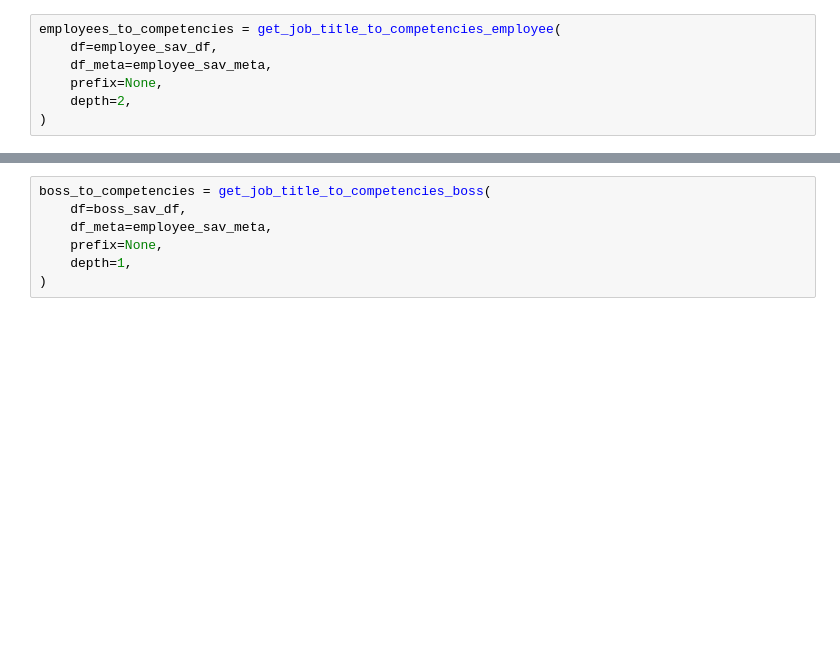
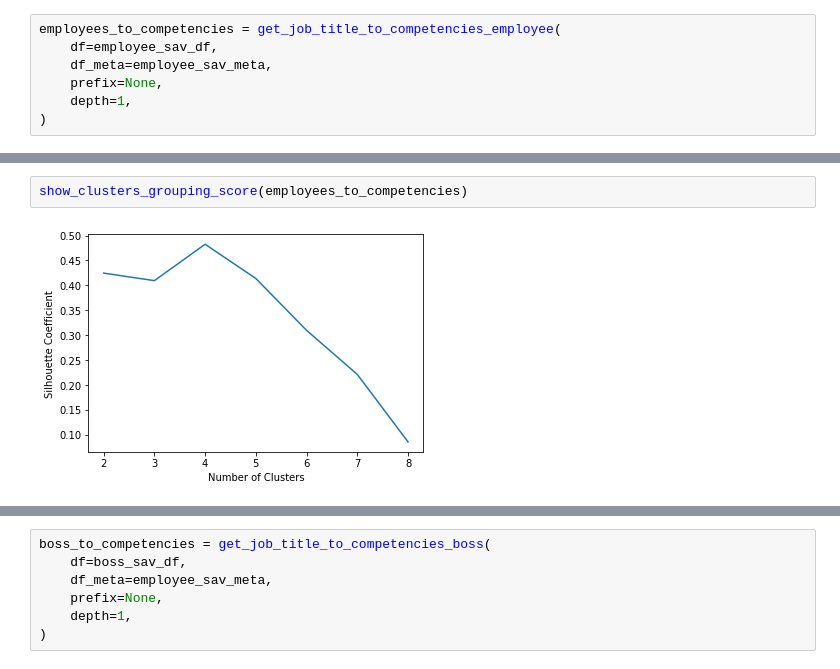
Before and after one commit to Mlokos/bkl-project, a Jupyter notebook: project.ipynb, the cells around one changed output, grey strips where cells are left out. Cells and saved outputs as stored; diff of their text form; blank space fills up the shorter version.

Commit message:
update clustering feature - clean code

```diff
--- a/project.ipynb
+++ b/project.ipynb
@@ -9,5 +14,5 @@ employees_to_competencies = get_job_title_to_competencies_employee(
     df=employee_sav_df,
     df_meta=employee_sav_meta,
     prefix=None,
-    depth=2,
+    depth=1,
 )
@@ -13,0 +23,4 @@ employees_to_competencies = get_job_title_to_competencies_employee(
+# %%
+show_clusters_grouping_score(employees_to_competencies)
+# %% [output]
+[figure, added]
```
Also changed, not shown: parts of 20 cells of this notebook, 3 other files.
